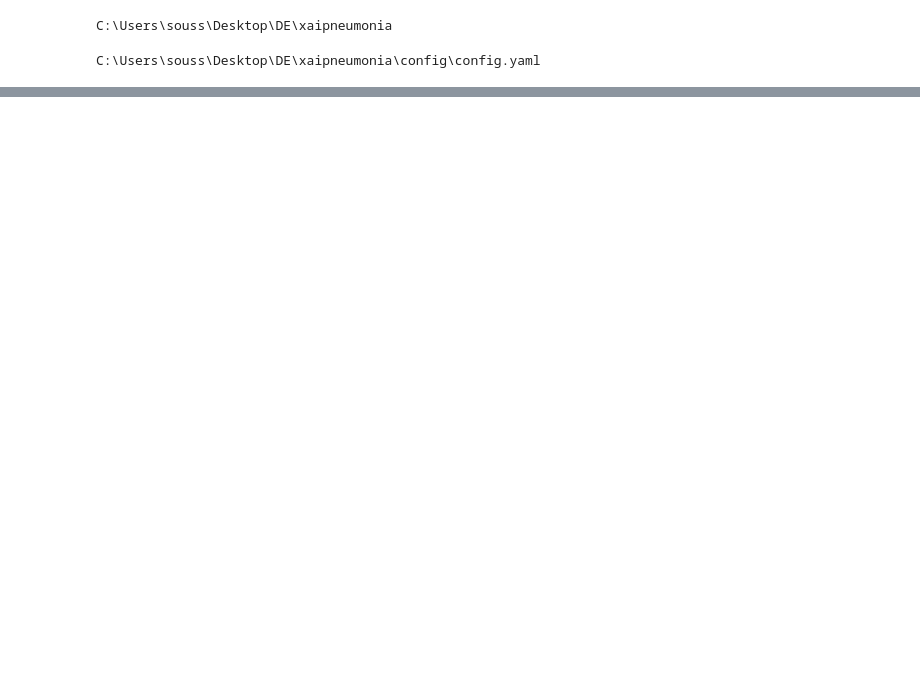
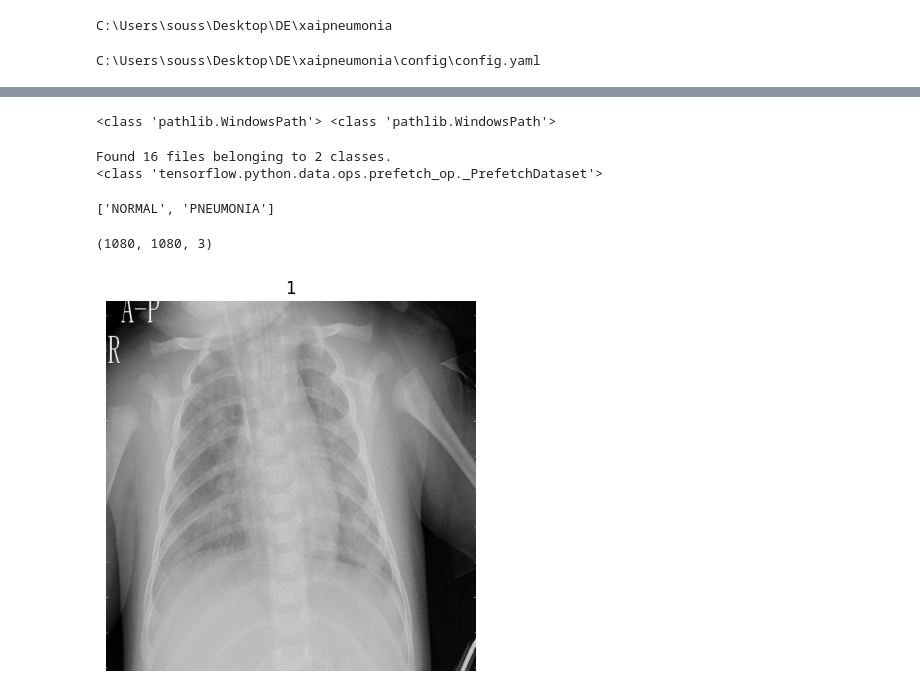
Before and after one commit to desire-del/xaipneumonia, a Jupyter notebook: experiments/test.ipynb, the cells around one changed output, grey strips where cells are left out. Saved outputs shown, nothing was run; the diff lists cells and outputs as text; code cells hidden in the pictures; blank space fills up the shorter version.

Commit message:
data ingestion

```diff
--- a/experiments/test.ipynb
+++ b/experiments/test.ipynb
@@ -24,0 +31,32 @@ DataIngestionConfig(data_source=WindowsPath('hf-vision/chest-xray-pneumonia'), c
+# %%
+print(type(data_config.data_source), type(data_config.cache_dir))
+# %% [output]
+<class 'pathlib.WindowsPath'> <class 'pathlib.WindowsPath'>
+# %%
+val_ds = tf.keras.utils.image_dataset_from_directory(
+    PROJECT_BASE_DIR/data_config.data_source/"val",
+    labels="inferred",
+    label_mode="int",
+    image_size=(1080, 1080),
+    batch_size=data_config.batch_size,
+    shuffle=True
+)
+
+print(type(val_ds))
+# %% [output]
+Found 16 files belonging to 2 classes.
+<class 'tensorflow.python.data.ops.prefetch_op._PrefetchDataset'>
+# %%
+val_ds.class_names
+# %% [output]
+['NORMAL', 'PNEUMONIA']
+# %%
+for s in val_ds.take(1):
+    print(s[0][0].shape)
+    plt.imshow(s[0][0].numpy().astype("uint8"))
+    plt.title(s[1][0].numpy())
+    plt.axis('off')
+    plt.show()
+# %% [output]
+(1080, 1080, 3)
+[figure, added]
```
Also changed, not shown: parts of 5 cells of this notebook, 14 other files.
